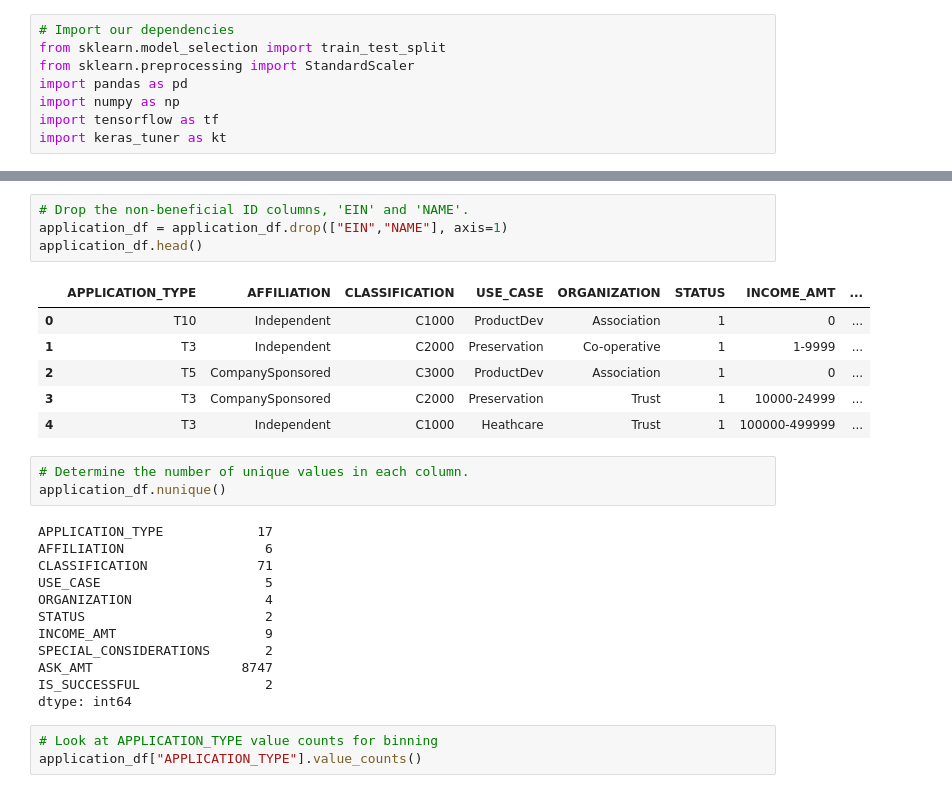
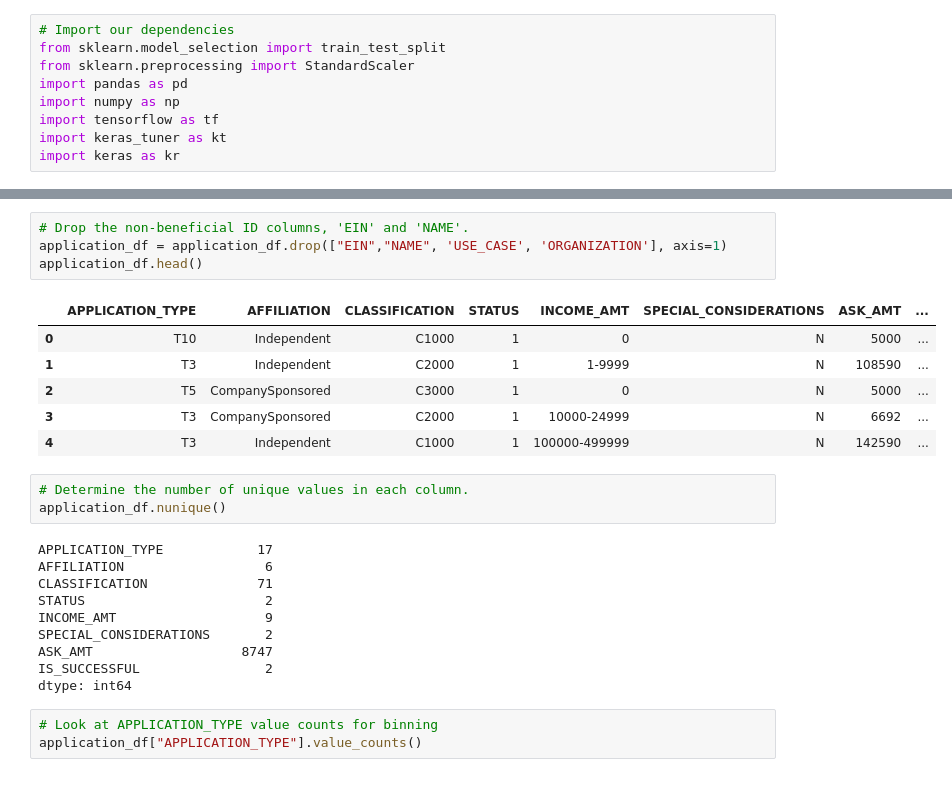
Before and after one commit to MSchell0129/AlphabetSoupCharity, a Jupyter notebook: alphabetsoupcharity_opimaztion2.ipynb, the cells around one changed output, grey strips where cells are left out. Drawn from its saved outputs; the diff is of its cells as text.

```diff
--- a/alphabetsoupcharity_opimaztion2.ipynb
+++ b/alphabetsoupcharity_opimaztion2.ipynb
@@ -6,6 +6,7 @@ import pandas as pd
 import numpy as np
 import tensorflow as tf
 import keras_tuner as kt
+import keras as kr
 # %%
 #  Import and read the charity_data.csv.
 application_df = pd.read_csv("https://static.bc-edx.com/data/dl-1-2/m21/lms/starter/charity_data.csv")
@@ -19,15 +20,15 @@ application_df.head()
 | 4 | 10556103 | GENETIC RESEARCH INSTITUTE OF THE... | T3 | Independent | C1000 | Heathcare | Trust | 1 | ... |
 # %%
 # Drop the non-beneficial ID columns, 'EIN' and 'NAME'.
-application_df = application_df.drop(["EIN","NAME"], axis=1)
+application_df = application_df.drop(["EIN","NAME", 'USE_CASE', 'ORGANIZATION'], axis=1)
 application_df.head()
 # %% [output]
-|  | APPLICATION_TYPE | AFFILIATION | CLASSIFICATION | USE_CASE | ORGANIZATION | STATUS | INCOME_AMT | ... |
-| 0 | T10 | Independent | C1000 | ProductDev | Association | 1 | 0 | ... |
-| 1 | T3 | Independent | C2000 | Preservation | Co-operative | 1 | 1-9999 | ... |
-| 2 | T5 | CompanySponsored | C3000 | ProductDev | Association | 1 | 0 | ... |
-| 3 | T3 | CompanySponsored | C2000 | Preservation | Trust | 1 | 10000-24999 | ... |
-| 4 | T3 | Independent | C1000 | Heathcare | Trust | 1 | 100000-499999 | ... |
+|  | APPLICATION_TYPE | AFFILIATION | CLASSIFICATION | STATUS | INCOME_AMT | SPECIAL_CONSIDERATIONS | ASK_AMT | ... |
+| 0 | T10 | Independent | C1000 | 1 | 0 | N | 5000 | ... |
+| 1 | T3 | Independent | C2000 | 1 | 1-9999 | N | 108590 | ... |
+| 2 | T5 | CompanySponsored | C3000 | 1 | 0 | N | 5000 | ... |
+| 3 | T3 | CompanySponsored | C2000 | 1 | 10000-24999 | N | 6692 | ... |
+| 4 | T3 | Independent | C1000 | 1 | 100000-499999 | N | 142590 | ... |
 # %%
 # Determine the number of unique values in each column.
 application_df.nunique()
@@ -35,8 +36,6 @@ application_df.nunique()
 APPLICATION_TYPE            17
 AFFILIATION                  6
 CLASSIFICATION              71
-USE_CASE                     5
-ORGANIZATION                 4
 STATUS                       2
 INCOME_AMT                   9
 SPECIAL_CONSIDERATIONS       2
```
Also changed, not shown: parts of 10 cells of this notebook.
